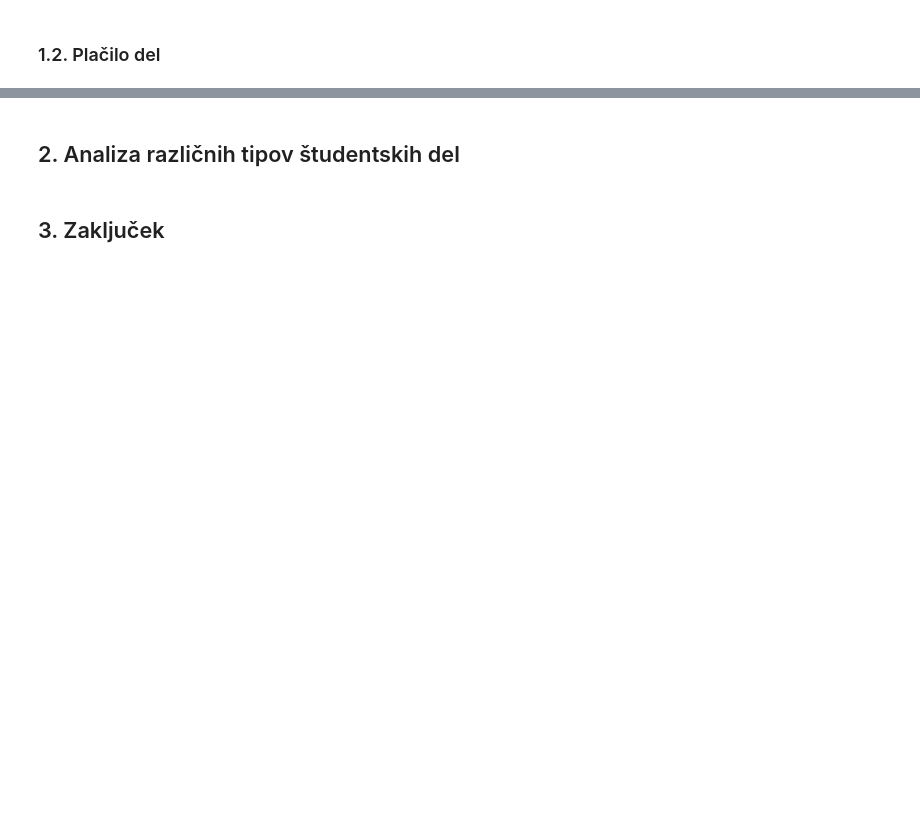
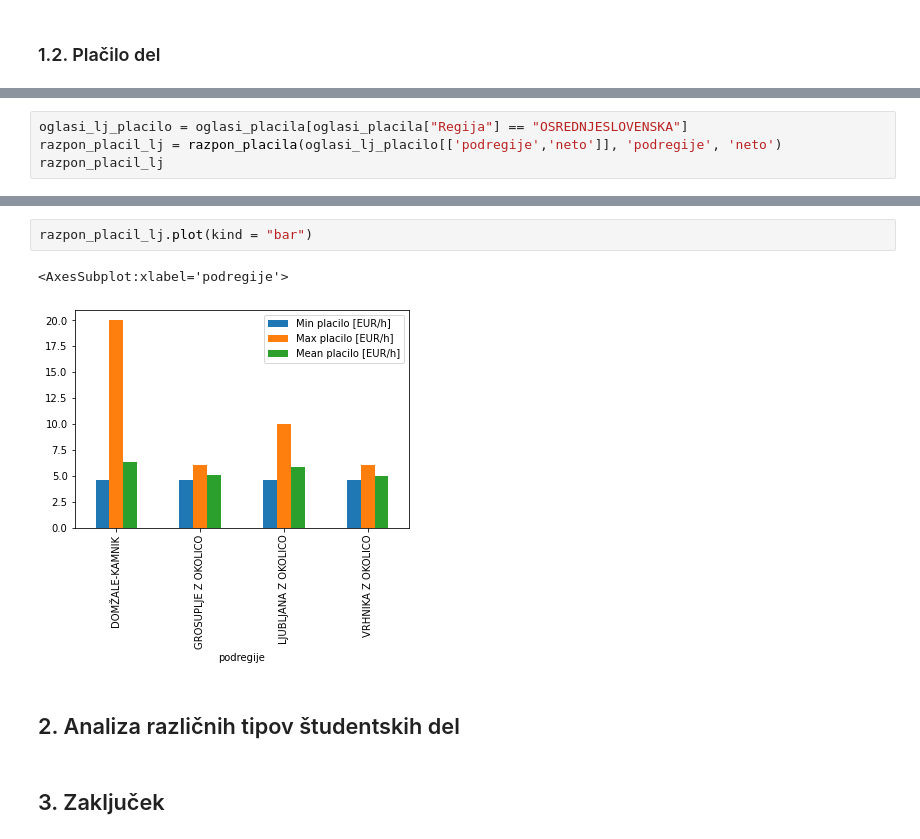
Before and after one commit to DejanPeric058/Programiranje-1-Projektna-naloga, a Jupyter notebook: Untitled.ipynb, the cells around one changed output, grey strips where cells are left out. Saved outputs shown, nothing was run; the diff lists cells and outputs as text; blank space fills up the shorter version.

```diff
--- a/Untitled.ipynb
+++ b/Untitled.ipynb
@@ -281,0 +235,4 @@ plt.pie(st_po_podregijah)
+# %%
+oglasi_lj_placilo = oglasi_placila[oglasi_placila["Regija"] == "OSREDNJESLOVENSKA"]
+razpon_placil_lj = razpon_placila(oglasi_lj_placilo[['podregije','neto']], 'podregije', 'neto')
+razpon_placil_lj
@@ -282,3 +246,8 @@ plt.pie(st_po_podregijah)
+# %%
+razpon_placil_lj.plot(kind = "bar")
+# %% [output]
+<AxesSubplot:xlabel='podregije'>
+[figure, added]
 # %% [markdown]
 ## 2. Analiza različnih tipov študentskih del
 # %% [markdown]
```
Also changed, not shown: parts of 17 cells of this notebook.
